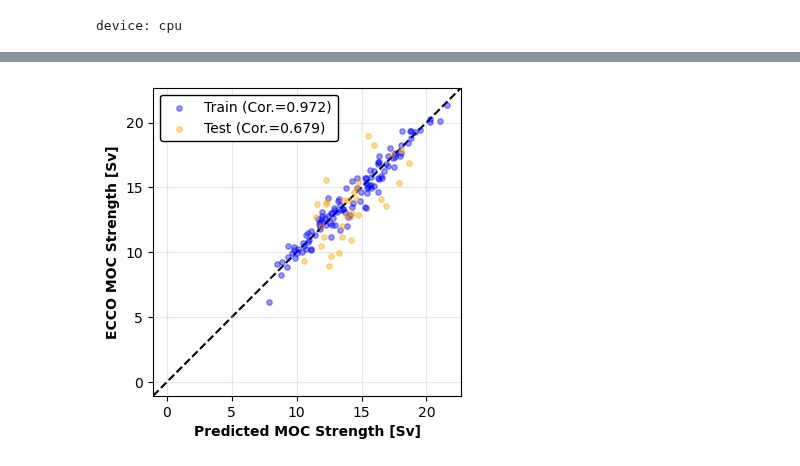
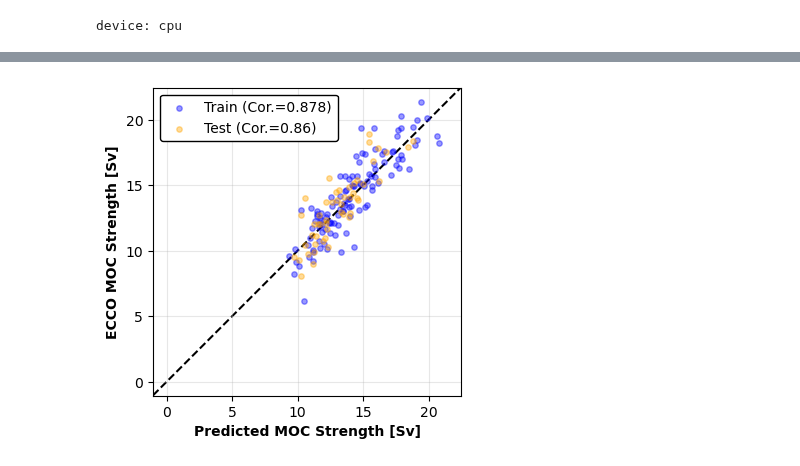
Before and after one commit to ai4er-cdt/OTP, a Jupyter notebook: notebooks/RAPID_transfer_linear_regression.ipynb, the cells around one changed output, grey strips where cells are left out. Cells and saved outputs as stored; diff of their text form; code cells hidden in the pictures.

```diff
--- a/notebooks/RAPID_transfer_linear_regression.ipynb
+++ b/notebooks/RAPID_transfer_linear_regression.ipynb
@@ -47,6 +62,8 @@ RAPID_inputs = strf_utils.get_PSI_at_max_density_level(
                     PSI_RAPID, moc_param='psi_moc', max=True
                 ).drop_vars('Z')
 
+RAPID_inputs = add_lags_inputs(RAPID_inputs, [4,6,12,24,48,72], forward=False)
+
 strf_utils.plot_depth_stf_vs_time(stf_ds=PSI_RAPID.squeeze(), label='strf_RAPID', param='psi_moc')
 # %% [output]
 [figure]
@@ -193,15 +246,23 @@ Outputs shape: (159,)
+# %%
+class SMWrapper(BaseEstimator, RegressorMixin):
+    def __init__(self, alpha=0.1, L1_wt=0.1):
+        self.alpha = alpha
+        self.L1_wt = L1_wt
+        self.model = None
+
+    def fit(self, X, y):
+        self.model = sm.OLS(y, X).fit_regularized(alpha=self.alpha, L1_wt=self.L1_wt)
+        return self
+
+    def predict(self, X):
+        return self.model.predict(X)
+
+# add bias term
+X = sm.add_constant(X)
 # %%
-X_train, X_test, y_train, y_test = train_test_split(X, y, test_size=0.2, shuffle=False, stratify=None, random_state=123456)
-X_train, X_valid, y_train, y_valid = train_test_split(X_train, y_train, test_size=0.1, shuffle=False, stratify=None, random_state=123456)
+X_train, X_test, y_train, y_test = train_test_split(X, y, test_size=0.3, shuffle=False, stratify=None, random_state=123456)
 
 device = "cuda" if t.cuda.is_available() else "cpu"
 print(f"device: {device}")
-
-Xt_train = t.tensor(X_train, device=device).double()
-Yt_train = t.tensor(y_train, device=device).double()
-Xt_valid = t.tensor(X_valid, device=device).double()
-Yt_valid = t.tensor(y_valid, device=device).double()
-Xt_test = t.tensor(X_test, device=device).double()
-Yt_test = t.tensor(y_test, device=device).double()
 # %% [output]
 device: cpu
@@ -366,0 +329,10 @@ plt.show()
+# %%
+# Extracting all predictions in time order
+train_set_pred = grid_search.best_estimator_.predict(X_train)
+test_set_pred = grid_search.best_estimator_.predict(X_test)
+all_preds = np.concatenate([train_set_pred, test_set_pred])
+
+time = outputs.time.values
+
+fig, ax = timeseries_comparison(all_preds, y, time, len(X_train))
+plt.show()
@@ -367,9 +341,6 @@ plt.show()
 # %%
 # Alternate view: looking at a scatterplot of predicted vs. actual
-y_pred_train = np.array(mean_arrays['train_set_pred']).squeeze()
-y_pred_test = np.array(mean_arrays['test_set_pred']).squeeze()
-
-fig, ax = pred_vs_actual(y_pred_train, y_pred_test, y_train, y_test)
+fig, ax = pred_vs_actual(train_set_pred, test_set_pred, y_train, y_test)
 plt.show()
 # %% [output]
-[figure, old version]
+[figure, new version]
```
Also changed, not shown: parts of 18 cells of this notebook, 2 other files.
